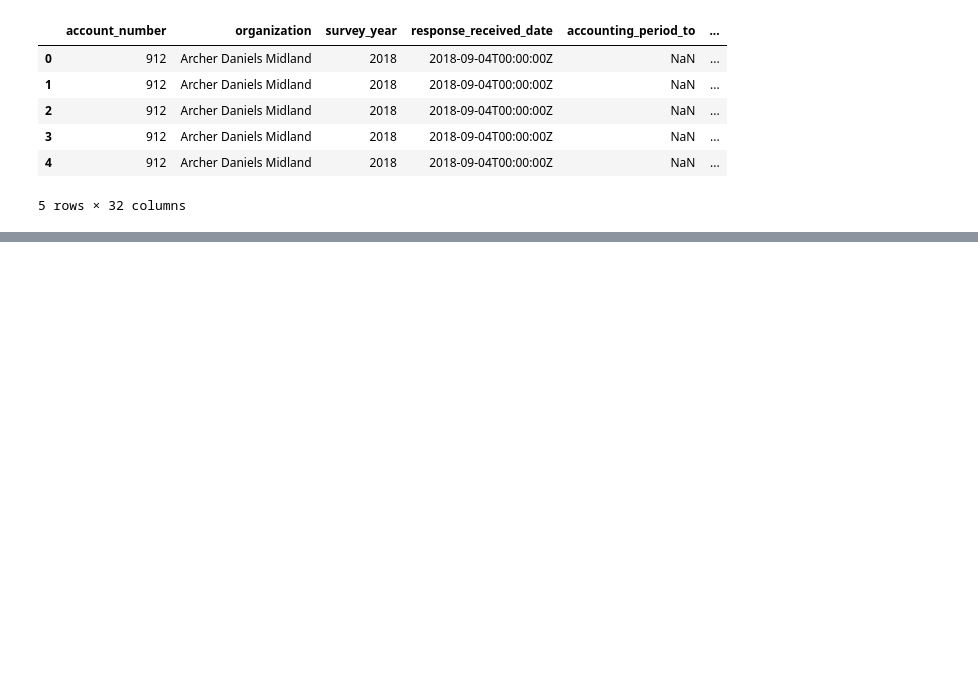
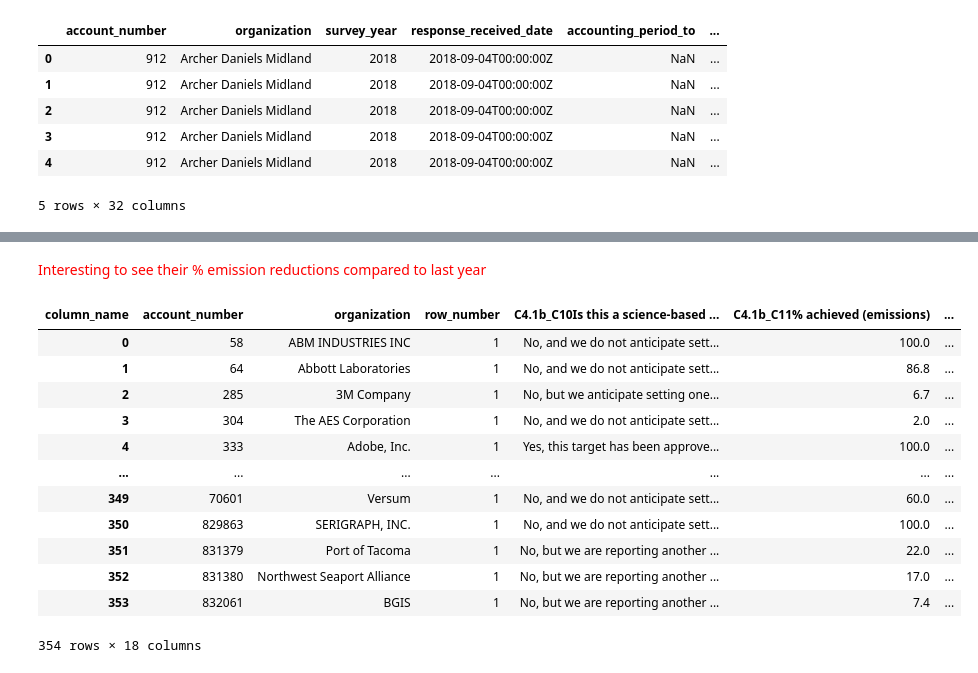
Before and after one commit to jenni4j/Climate_Dreamer_Pros, a Jupyter notebook: corporations_cc.ipynb, the cells around one changed output, grey strips where cells are left out. Drawn from its saved outputs; the diff is of its cells as text; code cells hidden in the pictures; blank space fills up the shorter version.

```diff
--- a/corporations_cc.ipynb
+++ b/corporations_cc.ipynb
@@ -61,0 +195,27 @@ corps_cc_full.head()
+# %% [markdown]
+<span style="color:red">Interesting to see their % emission reductions compared to last year</span>
+# %%
+#(C4.1b) Provide details of your emissions intensity target(s) and progress made against those target(s).
+
+corps_cc_df_4_1b = corps_cc_df[corps_cc_df['question_number'] == 'C4.1b']
+corps_cc_df_4_1b = corps_cc_df_4_1b[corps_cc_df_4_1b['response_value'].notnull()]
+
+corps_cc_df_4_1b = corps_cc_df_4_1b.pivot_table(index=['account_number', 'organization', 'row_number'],
+                                     columns='column_name',
+                                     values='response_value',
+                                     aggfunc=lambda x: ' '.join(x)).reset_index()
+corps_cc_df_4_1b
+# %% [output]
+| column_name | account_number | organization | row_number | C4.1b_C10Is this a science-based ... | C4.1b_C11% achieved (emissions) | ... |
+| 0 | 58 | ABM INDUSTRIES INC | 1 | No, and we do not anticipate sett... | 100.0 | ... |
+| 1 | 64 | Abbott Laboratories | 1 | No, and we do not anticipate sett... | 86.8 | ... |
+| 2 | 285 | 3M Company | 1 | No, but we anticipate setting one... | 6.7 | ... |
+| 3 | 304 | The AES Corporation | 1 | No, and we do not anticipate sett... | 2.0 | ... |
+| 4 | 333 | Adobe, Inc. | 1 | Yes, this target has been approve... | 100.0 | ... |
+| ... | ... | ... | ... | ... | ... | ... |
+| 349 | 70601 | Versum | 1 | No, and we do not anticipate sett... | 60.0 | ... |
+| 350 | 829863 | SERIGRAPH, INC. | 1 | No, and we do not anticipate sett... | 100.0 | ... |
+| 351 | 831379 | Port of Tacoma | 1 | No, but we are reporting another ... | 22.0 | ... |
+| 352 | 831380 | Northwest Seaport Alliance | 1 | No, but we are reporting another ... | 17.0 | ... |
+| 353 | 832061 | BGIS | 1 | No, but we are reporting another ... | 7.4 | ... |
+354 rows × 18 columns
```
Also changed, not shown: parts of 19 cells of this notebook.
